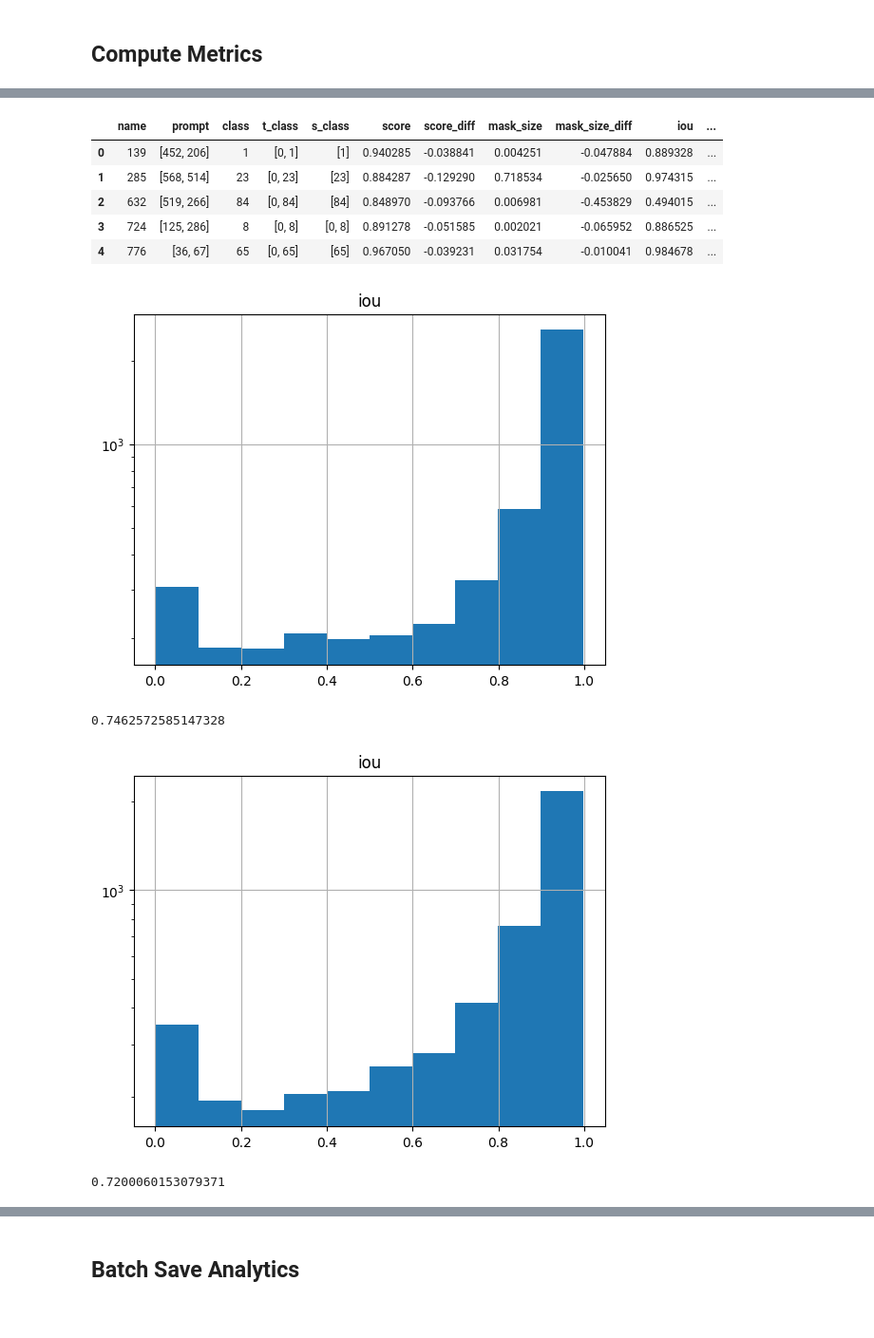
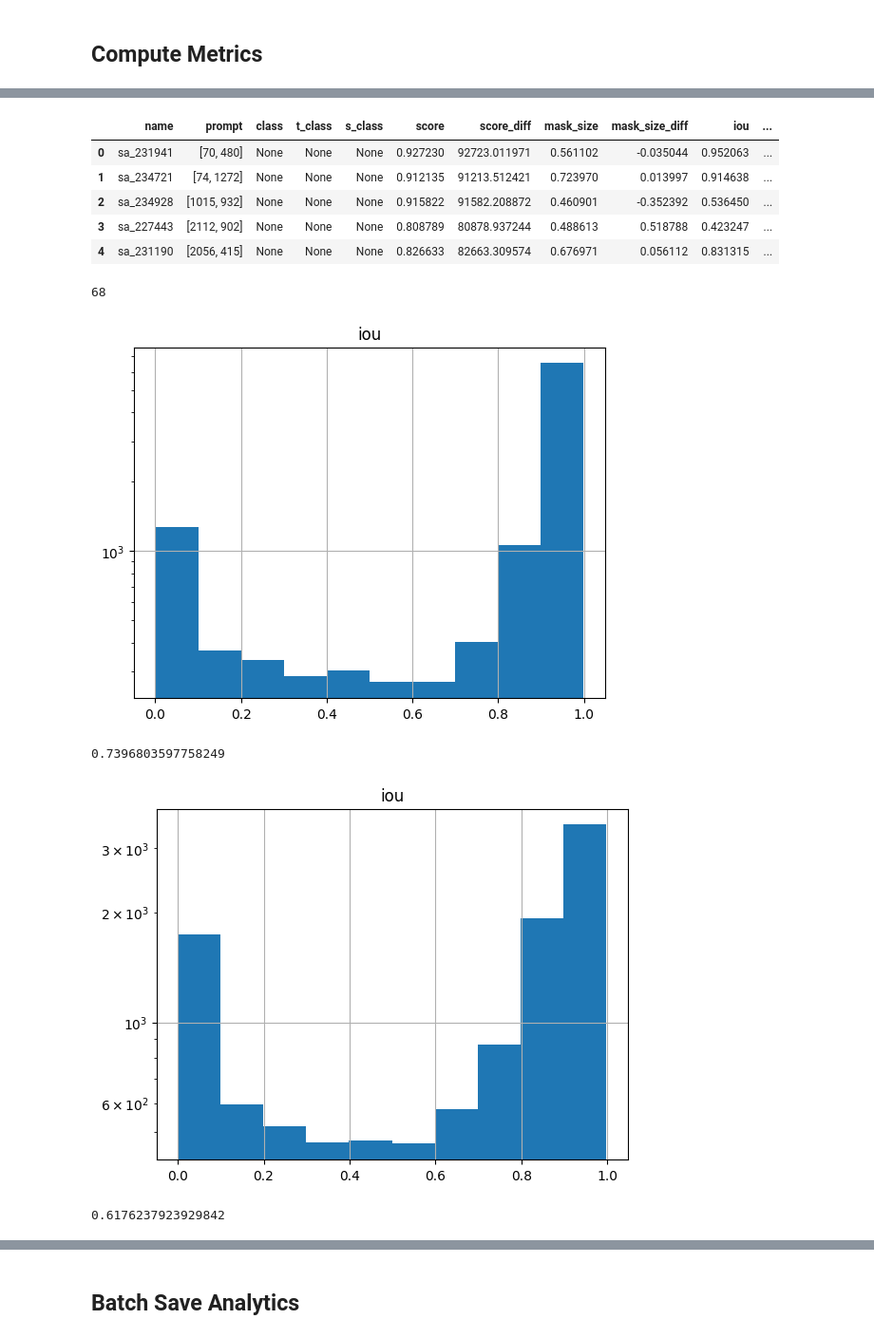
Before and after one commit to simoneangarano/BenchSAM, a Jupyter notebook: notebooks/Analysis.ipynb, the cells around one changed output, grey strips where cells are left out. Shown at 95% size. Drawn from its saved outputs; the diff is of its cells as text; code cells hidden in the pictures.

```diff
--- a/notebooks/Analysis.ipynb
+++ b/notebooks/Analysis.ipynb
@@ -51,0 +40,3 @@ plt.imshow(df_0['mask'][3], alpha=0.5)
+# %%
+df_p['score'] = df_p.apply(lambda x: 0, axis=1)
+df_p['s_class'] = df_p.apply(lambda x: None, axis=1)
@@ -54,4 +64,4 @@ plt.imshow(df_0['mask'][3], alpha=0.5)
 if 'shape' not in df_p.keys():
     df_p = add_image_shape(df_p, cfg)
     df_p.head()
-    df_p.to_pickle(f"results/{cfg['EXPERIMENT']}{cfg['DATASET']}_prompts.pkl")
+    df_p.to_pickle(f"../results/{cfg['EXPERIMENT']}{cfg['DATASET']}_prompts.pkl")
@@ -58,29 +82,34 @@ if 'shape' not in df_p.keys():
 # %%
-df_0s = get_analytics(df_0, df_s, df_p, cfg)
-df_0s.to_pickle(f"../analytics/{cfg['EXPERIMENT']}{cfg['DATASET']}_{cfg['MODEL']}_{cfg['SPARSITY']}{cfg['MODE']}.pkl")
-df_0s.head()
+# GT vs MobileSAM
+df_gs = get_analytics(df_p, df_s, df_p, cfg, skip_empty=True)
+df_gs.to_pickle(f"../results/analytics/{cfg['EXPERIMENT']}{cfg['DATASET']}_{cfg['MODEL']}_{cfg['SPARSITY']}{cfg['MODE']}.pkl")
+df_gs.head()
 # %% [output]
 |  | name | prompt | class | t_class | s_class | score | score_diff | mask_size | mask_size_diff | iou | ... |
-| 0 | 139 | [452, 206] | 1 | [0, 1] | [1] | 0.940285 | -0.038841 | 0.004251 | -0.047884 | 0.889328 | ... |
-| 1 | 285 | [568, 514] | 23 | [0, 23] | [23] | 0.884287 | -0.129290 | 0.718534 | -0.025650 | 0.974315 | ... |
-| 2 | 632 | [519, 266] | 84 | [0, 84] | [84] | 0.848970 | -0.093766 | 0.006981 | -0.453829 | 0.494015 | ... |
-| 3 | 724 | [125, 286] | 8 | [0, 8] | [0, 8] | 0.891278 | -0.051585 | 0.002021 | -0.065952 | 0.886525 | ... |
-| 4 | 776 | [36, 67] | 65 | [0, 65] | [65] | 0.967050 | -0.039231 | 0.031754 | -0.010041 | 0.984678 | ... |
+| 0 | sa_231941 | [70, 480] | None | None | None | 0.927230 | 92723.011971 | 0.561102 | -0.035044 | 0.952063 | ... |
+| 1 | sa_234721 | [74, 1272] | None | None | None | 0.912135 | 91213.512421 | 0.723970 | 0.013997 | 0.914638 | ... |
+| 2 | sa_234928 | [1015, 932] | None | None | None | 0.915822 | 91582.208872 | 0.460901 | -0.352392 | 0.536450 | ... |
+| 3 | sa_227443 | [2112, 902] | None | None | None | 0.808789 | 80878.937244 | 0.488613 | 0.518788 | 0.423247 | ... |
+| 4 | sa_231190 | [2056, 415] | None | None | None | 0.826633 | 82663.309574 | 0.676971 | 0.056112 | 0.831315 | ... |
+# %%
+len(df_p) - len(df_gs)
+# %% [output]
+68
 # %%
-# BASELINE
-df_0s.hist(column='iou')
+# SAM
+df_g0.hist(column='iou')
 plt.semilogy()
 plt.show()
-df_0s['iou'].mean()
+df_g0['iou'].mean()
 # %% [output]
-[figure, old version]
+[figure, new version]
-0.7462572585147328
+0.7396803597758249
 # %%
-# DICE + FOCAL
-df_0s.hist(column='iou')
+# Mobile
+df_gs.hist(column='iou')
 plt.semilogy()
 plt.show()
-df_0s['iou'].mean()
+df_gs['iou'].mean()
 # %% [output]
-[figure, old version]
+[figure, new version]
-0.7200060153079371
+0.6176237923929842
```
Also changed, not shown: parts of 33 cells of this notebook, 14 other files.
